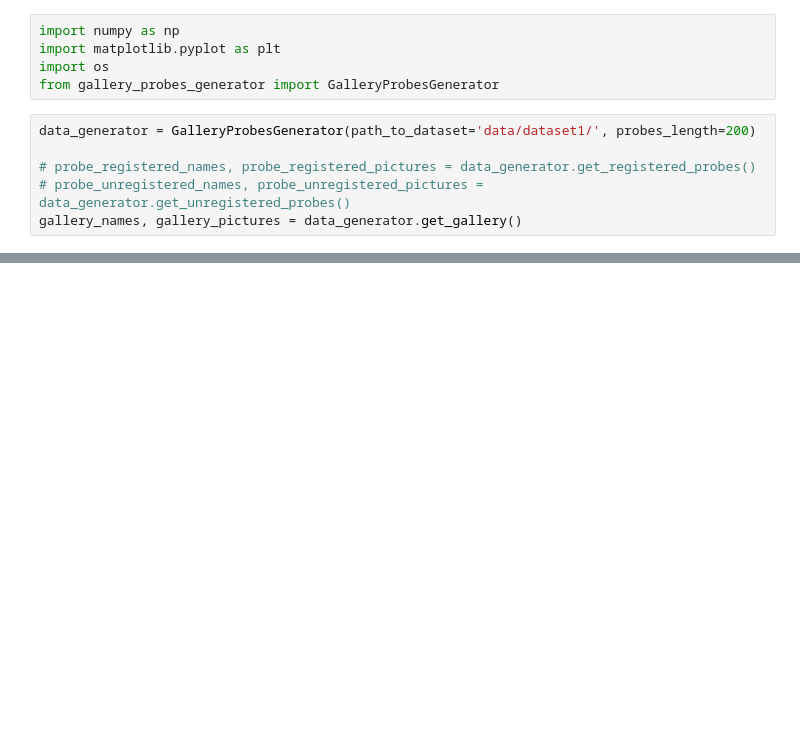
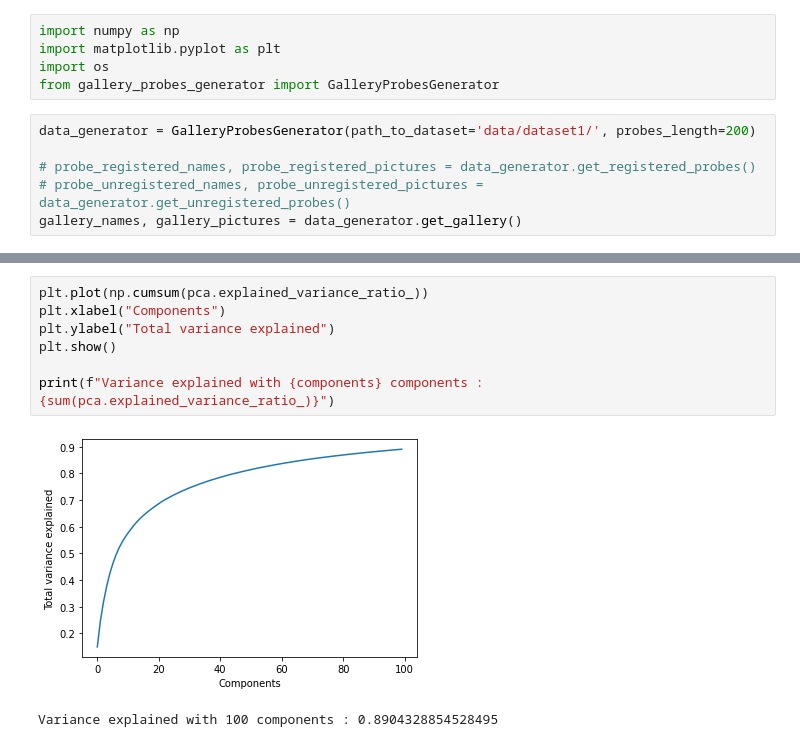
Before and after one commit to bastiendlf/code_project_ODATA, a Jupyter notebook: eigenface_notebook.ipynb, the cells around one changed output, grey strips where cells are left out. Drawn from its saved outputs; the diff is of its cells as text; blank space fills up the shorter version.

```diff
--- a/eigenface_notebook.ipynb
+++ b/eigenface_notebook.ipynb
@@ -26,0 +36,10 @@ mean_face = plt.imshow(np.reshape(meanPoint, (-1, 150)))
+# %%
+plt.plot(np.cumsum(pca.explained_variance_ratio_))
+plt.xlabel("Components")
+plt.ylabel("Total variance explained")
+plt.show()
+
+print(f"Variance explained with {components} components : {sum(pca.explained_variance_ratio_)}")
+# %% [output]
+[figure, added]
+Variance explained with 100 components : 0.8904328854528495
```
Also changed, not shown: parts of 5 cells of this notebook.
